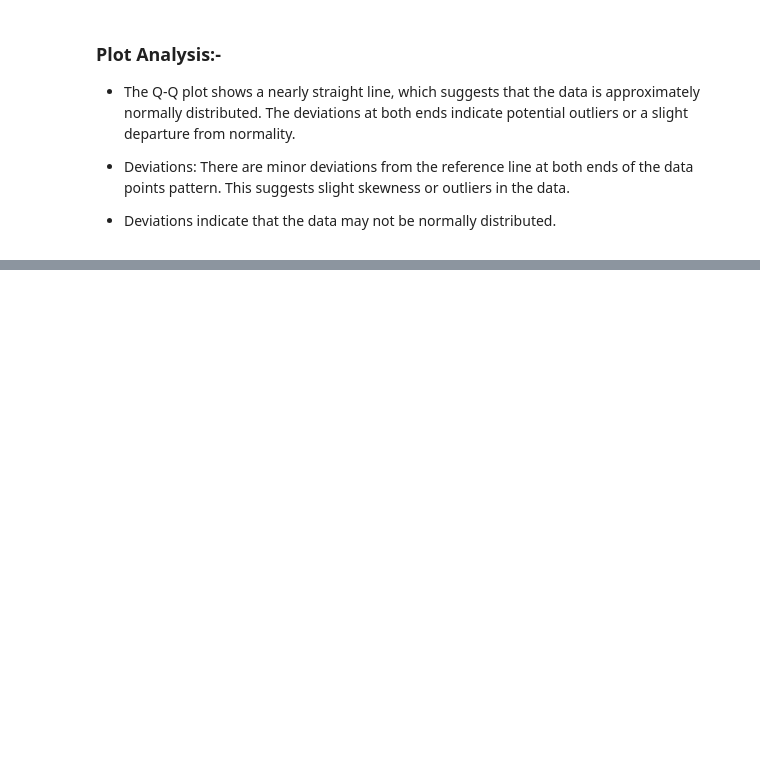
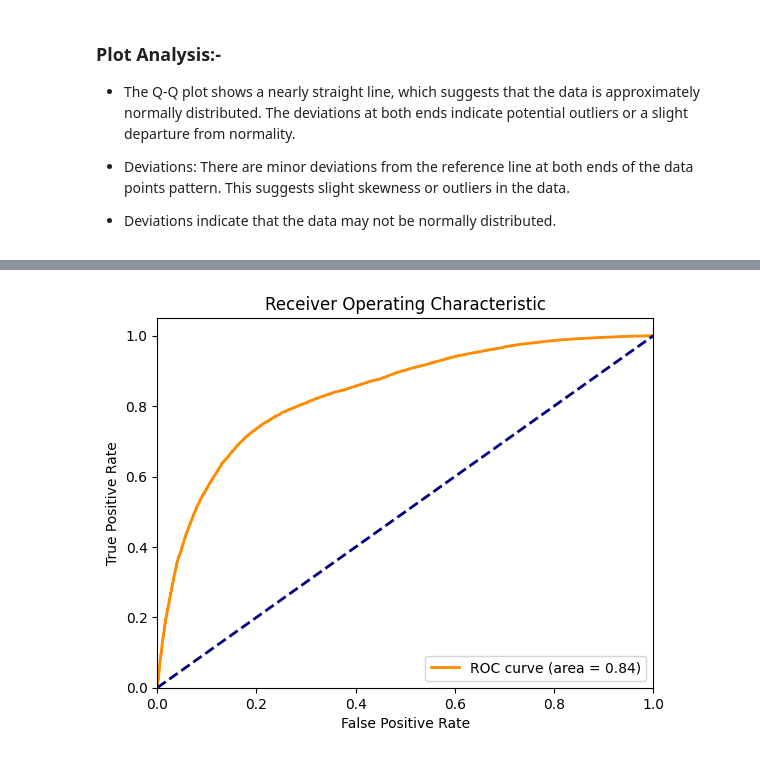
Before and after one commit to arygup/Behavioural-Research---Statistical-Methods, a Jupyter notebook: Aryan/Aryan_tests.ipynb, the cells around one changed output, grey strips where cells are left out. Cells and saved outputs as stored; diff of their text form; code cells hidden in the pictures; blank space fills up the shorter version.

```diff
--- a/Aryan/Aryan_tests.ipynb
+++ b/Aryan/Aryan_tests.ipynb
@@ -716,3 +706,21 @@ plt.show()
 - Deviations: There are minor deviations from the reference line at both ends of the data points pattern. This suggests slight skewness or outliers in the data.
 
 - Deviations indicate that the data may not be normally distributed.
+# %%
+import statsmodels.api as sm
+from sklearn.metrics import confusion_matrix, accuracy_score, precision_score, recall_score, f1_score, roc_auc_score
+
+# Predict the probabilities using the model
+Y_pred_prob = model_1.predict(X_useful_1)
+
+# Convert probabilities to class labels
+Y_pred = [1 if prob > 0.5 else 0 for prob in Y_pred_prob]
+
+# Calculate and print the metrics
+print("Confusion Matrix:")
+print(confusion_matrix(Y, Y_pred))
+print("Accuracy: ", accuracy_score(Y, Y_pred))
+print("Precision: ", precision_score(Y, Y_pred))
+print("Recall: ", recall_score(Y, Y_pred))
+print("F1 Score: ", f1_score(Y, Y_pred))
+print("AUC: ", roc_auc_score(Y, Y_pred_prob))
@@ -718,0 +736,20 @@ plt.show()
+# %%
+from sklearn.metrics import roc_curve, auc
+
+# Compute ROC curve and ROC area
+fpr, tpr, thresholds = roc_curve(Y, Y_pred_prob)
+roc_auc = auc(fpr, tpr)
+
+plt.figure()
+lw = 2
+plt.plot(fpr, tpr, color='darkorange', lw=lw, label='ROC curve (area = %0.2f)' % roc_auc)
+plt.plot([0, 1], [0, 1], color='navy', lw=lw, linestyle='--')
+plt.xlim([0.0, 1.0])
+plt.ylim([0.0, 1.05])
+plt.xlabel('False Positive Rate')
+plt.ylabel('True Positive Rate')
+plt.title('Receiver Operating Characteristic')
+plt.legend(loc="lower right")
+plt.show()
+# %% [output]
+[figure, added]
```
Also changed, not shown: parts of 16 cells of this notebook, 1 other file.
